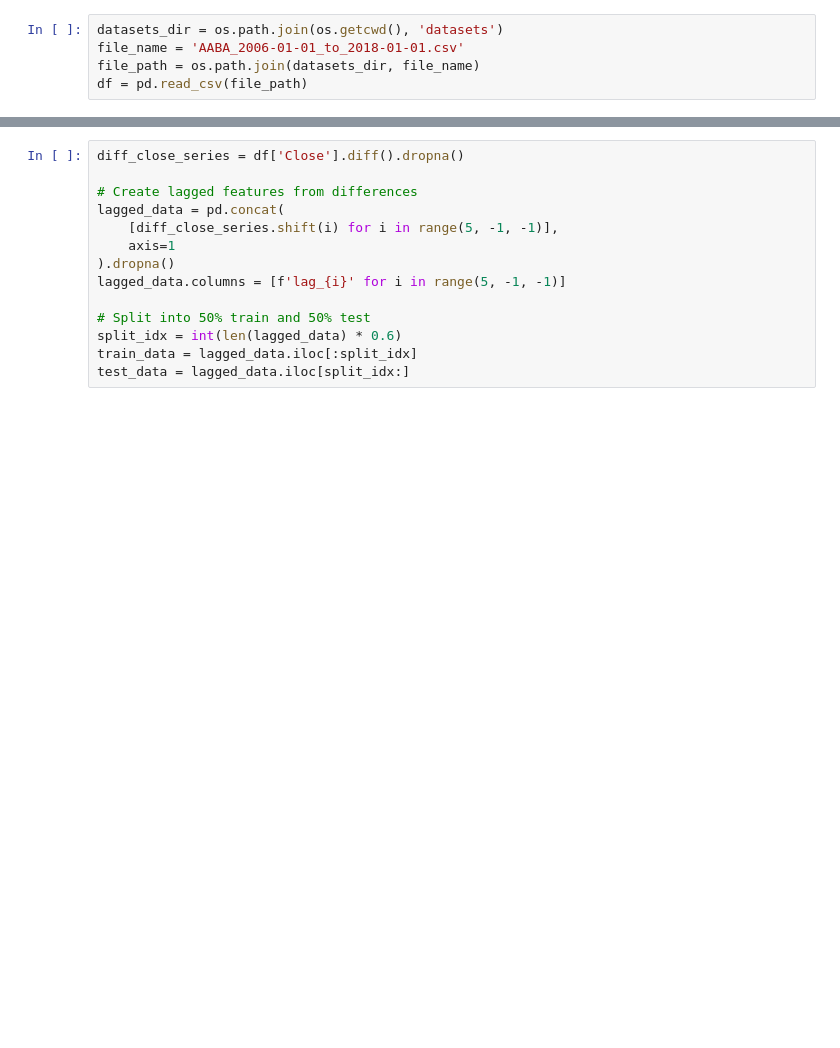
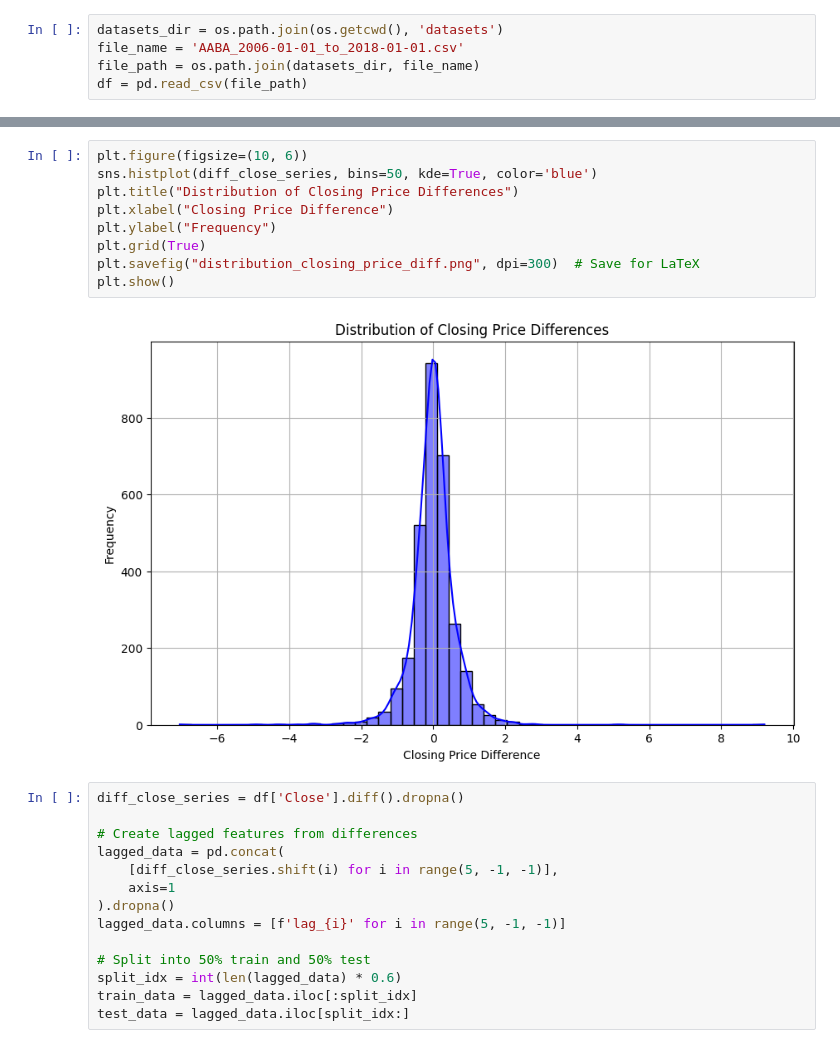
Before and after one commit to vajradevam/minorproject, a Jupyter notebook: src/amit_3747/main.ipynb, the cells around one changed output, grey strips where cells are left out. Drawn from its saved outputs; the diff is of its cells as text; blank space fills up the shorter version.

```diff
--- a/src/amit_3747/main.ipynb
+++ b/src/amit_3747/main.ipynb
@@ -20,3 +135,14 @@ df = pd.read_csv(file_path)
+# %%
+plt.figure(figsize=(10, 6))
+sns.histplot(diff_close_series, bins=50, kde=True, color='blue')
+plt.title("Distribution of Closing Price Differences")
+plt.xlabel("Closing Price Difference")
+plt.ylabel("Frequency")
+plt.grid(True)
+plt.savefig("distribution_closing_price_diff.png", dpi=300)  # Save for LaTeX
+plt.show()
+# %% [output]
+[figure, added]
 # %%
 diff_close_series = df['Close'].diff().dropna()
 
```
Also changed, not shown: parts of 23 cells of this notebook, 7 other files.
